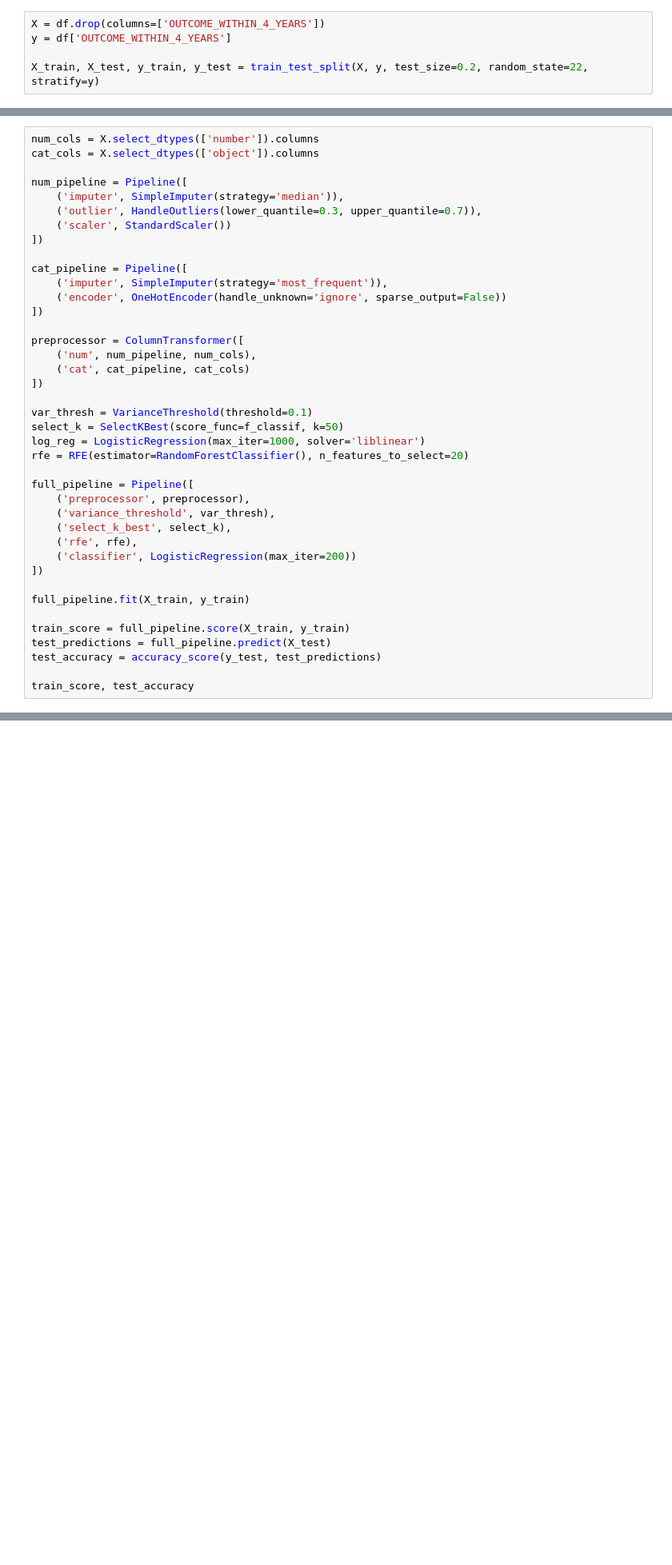
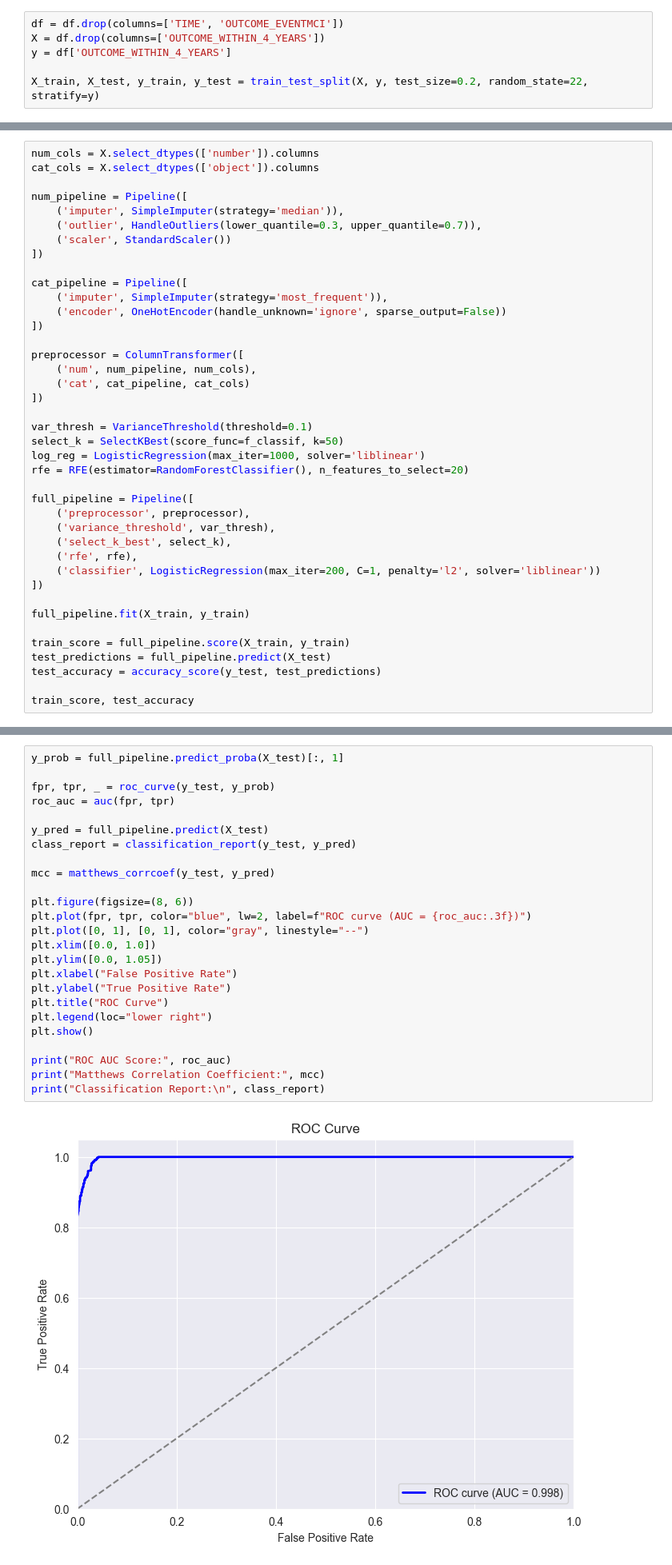
Before and after one commit to xpartla/Bakalarka, a Jupyter notebook: modelling.ipynb, the cells around one changed output, grey strips where cells are left out. Shown at 80% size. Saved outputs shown, nothing was run; the diff lists cells and outputs as text; blank space fills up the shorter version.

Commit message:
hyperparameter tuning logistic regression and evaluating

```diff
--- a/modelling.ipynb
+++ b/modelling.ipynb
@@ -96,4 +94,5 @@ Best roc_auc score:  0.9974678974095825
 # %%
+df = df.drop(columns=['TIME', 'OUTCOME_EVENTMCI'])
 X = df.drop(columns=['OUTCOME_WITHIN_4_YEARS'])
 y = df['OUTCOME_WITHIN_4_YEARS']
 
@@ -162,7 +219,7 @@ full_pipeline = Pipeline([
     ('variance_threshold', var_thresh),
     ('select_k_best', select_k),
     ('rfe', rfe),
-    ('classifier', LogisticRegression(max_iter=200))
+    ('classifier', LogisticRegression(max_iter=200, C=1, penalty='l2', solver='liblinear'))
 ])
 
 full_pipeline.fit(X_train, y_train)
@@ -176,0 +234,27 @@ train_score, test_accuracy
+# %%
+y_prob = full_pipeline.predict_proba(X_test)[:, 1]
+
+fpr, tpr, _ = roc_curve(y_test, y_prob)
+roc_auc = auc(fpr, tpr)
+
+y_pred = full_pipeline.predict(X_test)
+class_report = classification_report(y_test, y_pred)
+
+mcc = matthews_corrcoef(y_test, y_pred)
+
+plt.figure(figsize=(8, 6))
+plt.plot(fpr, tpr, color="blue", lw=2, label=f"ROC curve (AUC = {roc_auc:.3f})")
+plt.plot([0, 1], [0, 1], color="gray", linestyle="--")
+plt.xlim([0.0, 1.0])
+plt.ylim([0.0, 1.05])
+plt.xlabel("False Positive Rate")
+plt.ylabel("True Positive Rate")
+plt.title("ROC Curve")
+plt.legend(loc="lower right")
+plt.show()
+
+print("ROC AUC Score:", roc_auc)
+print("Matthews Correlation Coefficient:", mcc)
+print("Classification Report:\n", class_report)
+# %% [output]
+[figure, added]
```
Also changed, not shown: parts of 5 cells of this notebook.
